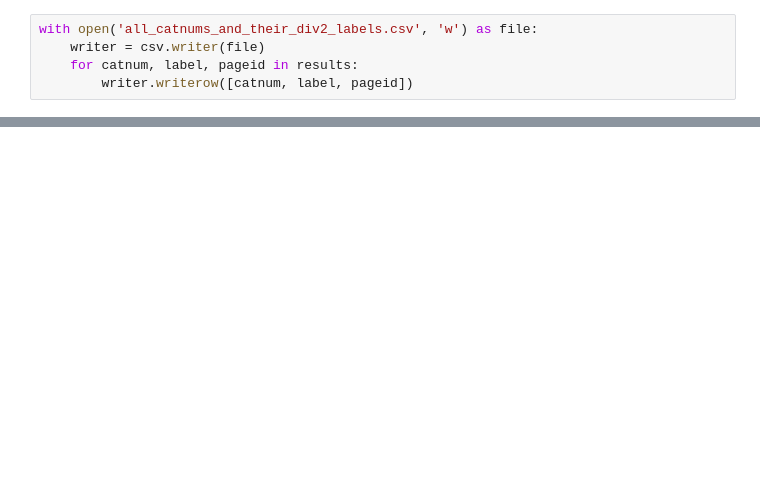
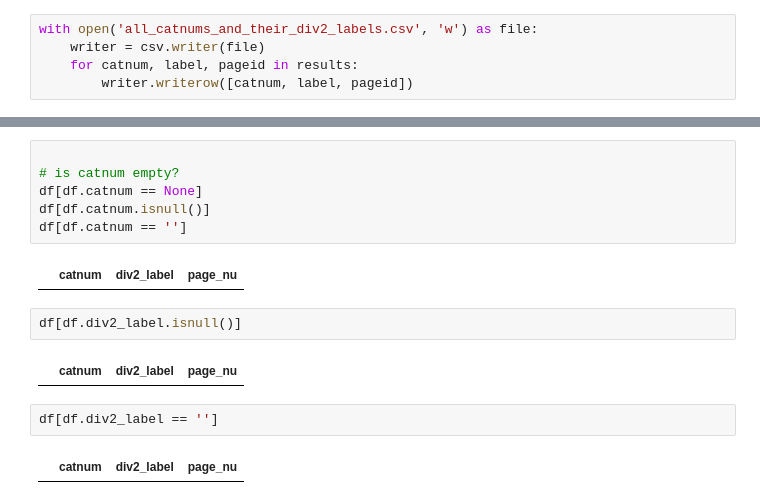
Before and after one commit to Violin1208/sloane, a Jupyter notebook: extract_all_sloane_catnums_div2_label_pb.ipynb, the cells around one changed output, grey strips where cells are left out. Cells and saved outputs as stored; diff of their text form; blank space fills up the shorter version.

```diff
--- a/extract_all_sloane_catnums_div2_label_pb.ipynb
+++ b/extract_all_sloane_catnums_div2_label_pb.ipynb
@@ -171,0 +192,16 @@ with open('all_catnums_and_their_div2_labels.csv', 'w') as file:
+# %%
+
+# is catnum empty?
+df[df.catnum == None]
+df[df.catnum.isnull()]
+df[df.catnum == '']
+# %% [output]
+|  | catnum | div2_label | page_nu |
+# %%
+df[df.div2_label.isnull()]
+# %% [output]
+|  | catnum | div2_label | page_nu |
+# %%
+df[df.div2_label == '']
+# %% [output]
+|  | catnum | div2_label | page_nu |
```
Also changed, not shown: parts of 35 cells of this notebook.
